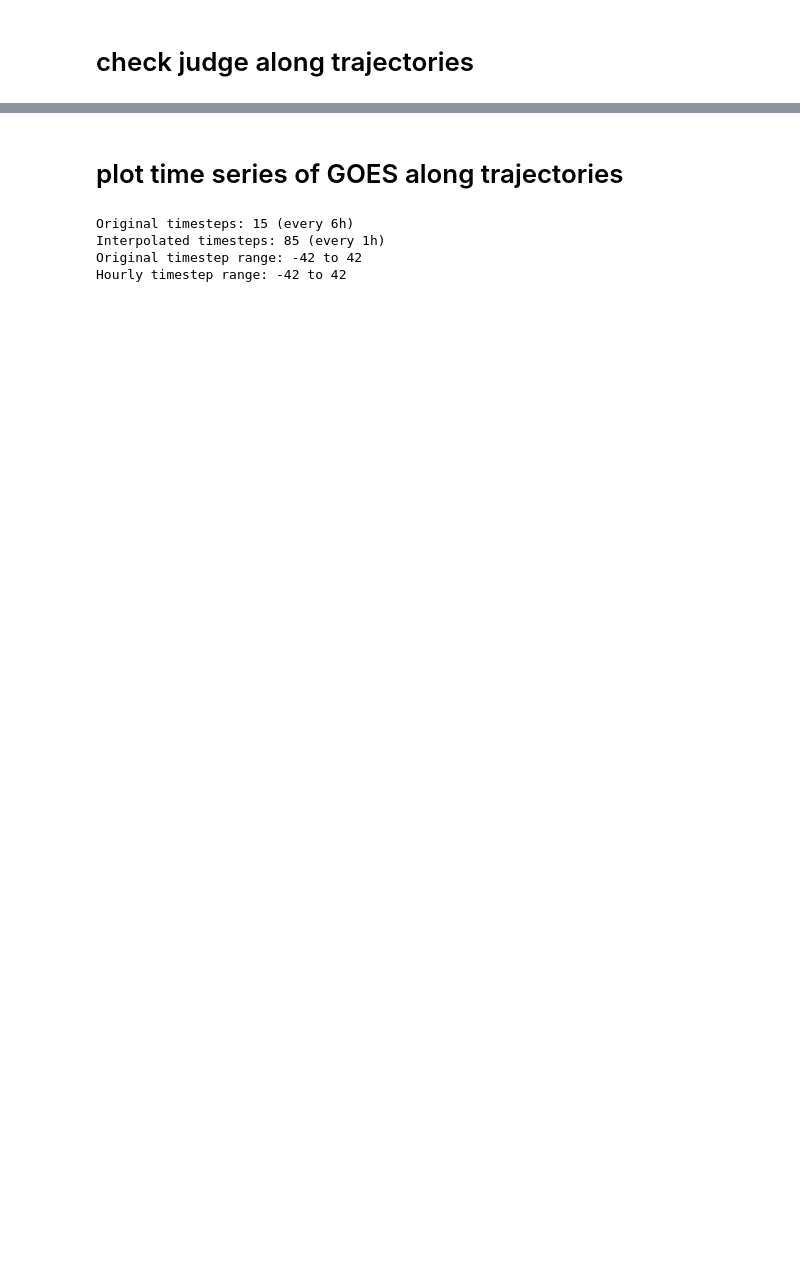
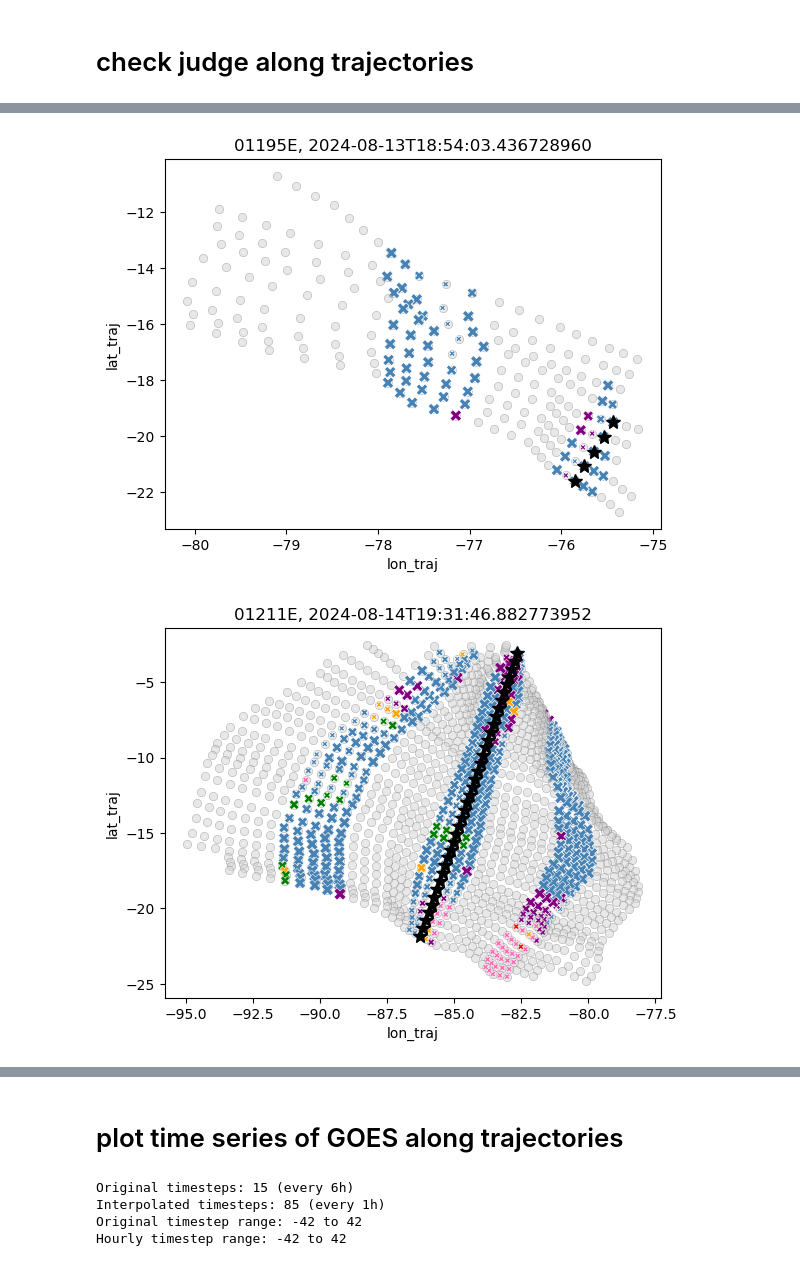
Before and after one commit to johanna-mayer/mesoscale_structure_public, a Jupyter notebook: backtrajectories/check_trajectories.ipynb, the cells around one changed output, grey strips where cells are left out. Saved outputs shown, nothing was run; the diff lists cells and outputs as text; code cells hidden in the pictures; blank space fills up the shorter version.

```diff
--- a/backtrajectories/check_trajectories.ipynb
+++ b/backtrajectories/check_trajectories.ipynb
@@ -61,7 +90,7 @@ for orbit in np.unique(bt_SEP.orbit)[4:12]:
 # %% [markdown]
 # check judge along trajectories
 # %%
-with xr.open_dataset('/home/jmayer/ACI_research/Code/resources/bt_with_goes.nc') as ds:
+with xr.open_dataset('/home/jmayer/ACI_research/Code/resources_mesoscale_structure/bt_with_goes_partial.nc') as ds:
     bt_with_goes = ds.load()
 # %%
 bt_with_goes
@@ -114,7 +153,7 @@ array(['06206E', '06221E', '06237E', '06252E', '06268E', '06299E',
 # %%
 palette_goes_cats = {0: 'purple', 1: 'steelblue', 2: 'green', 3: 'orange', 4: 'red', 5: 'hotpink', np.nan: 'grey'}
 
-for orbit in np.unique(bt_with_goes.orbit):
+for orbit in np.unique(bt_with_goes.orbit)[0:10]:
     bt_orbit = bt_with_goes.where(bt_with_goes.orbit == orbit, drop=True)
     for i in range(len(bt_orbit.time_startpoint)):
         tmp = bt_orbit.isel(time_startpoint=i)
@@ -124,3 +163,17 @@ for orbit in np.unique(bt_with_goes.orbit):
         sns.scatterplot(data=tmp, x='lon_traj', y='lat_traj', hue='goes_cats', palette=palette_goes_cats, legend=False, s=100, marker='X', alpha=alpha)
     plt.title(f'{orbit}, {bt_orbit.time_startpoint.values[0]}')
     plt.show()
+# %%
+for orbit in np.unique(bt_with_goes.orbit)[10:20]:
+    bt_orbit = bt_with_goes.where(bt_with_goes.orbit == orbit, drop=True)
+    for i in range(len(bt_orbit.time_startpoint)):
+        tmp = bt_orbit.isel(time_startpoint=i)
+        alpha = 1.0
+        sns.scatterplot(data=tmp, x='lon_traj', y='lat_traj', color='lightgrey', alpha=0.5, edgecolor='Grey', legend=False)
+        plt.plot([tmp.sel(timestep=0).lon_traj.values], [tmp.sel(timestep=0).lat_traj.values], color='black', marker='*', markersize=10, alpha=alpha)
+        sns.scatterplot(data=tmp, x='lon_traj', y='lat_traj', hue='goes_cats', palette=palette_goes_cats, legend=False, size='goes_ot_gt_5', marker='X', alpha=alpha)
+    plt.title(f'{orbit}, {bt_orbit.time_startpoint.values[0]}')
+    plt.show()
+# %% [output]
+[figure, added]
+[figure, added]
```
Also changed, not shown: parts of 14 cells of this notebook, 10 other files.
